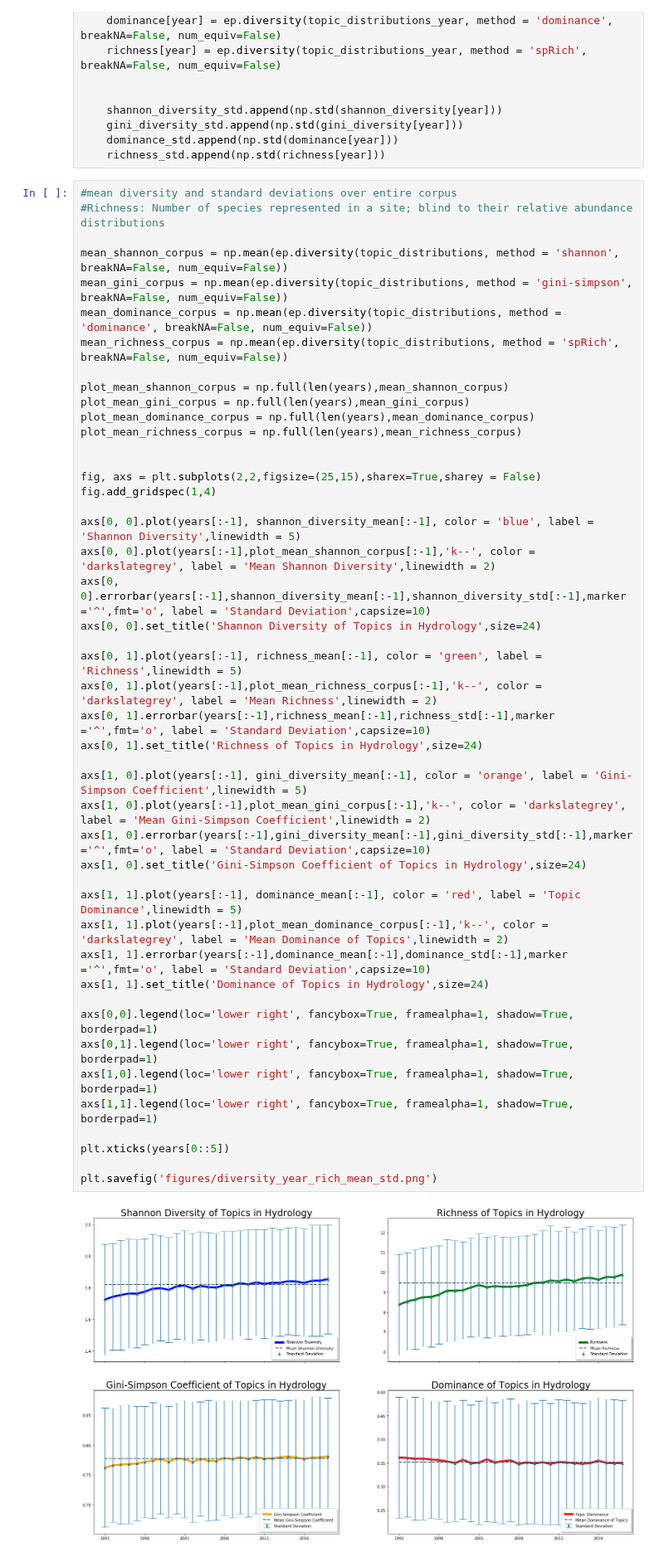
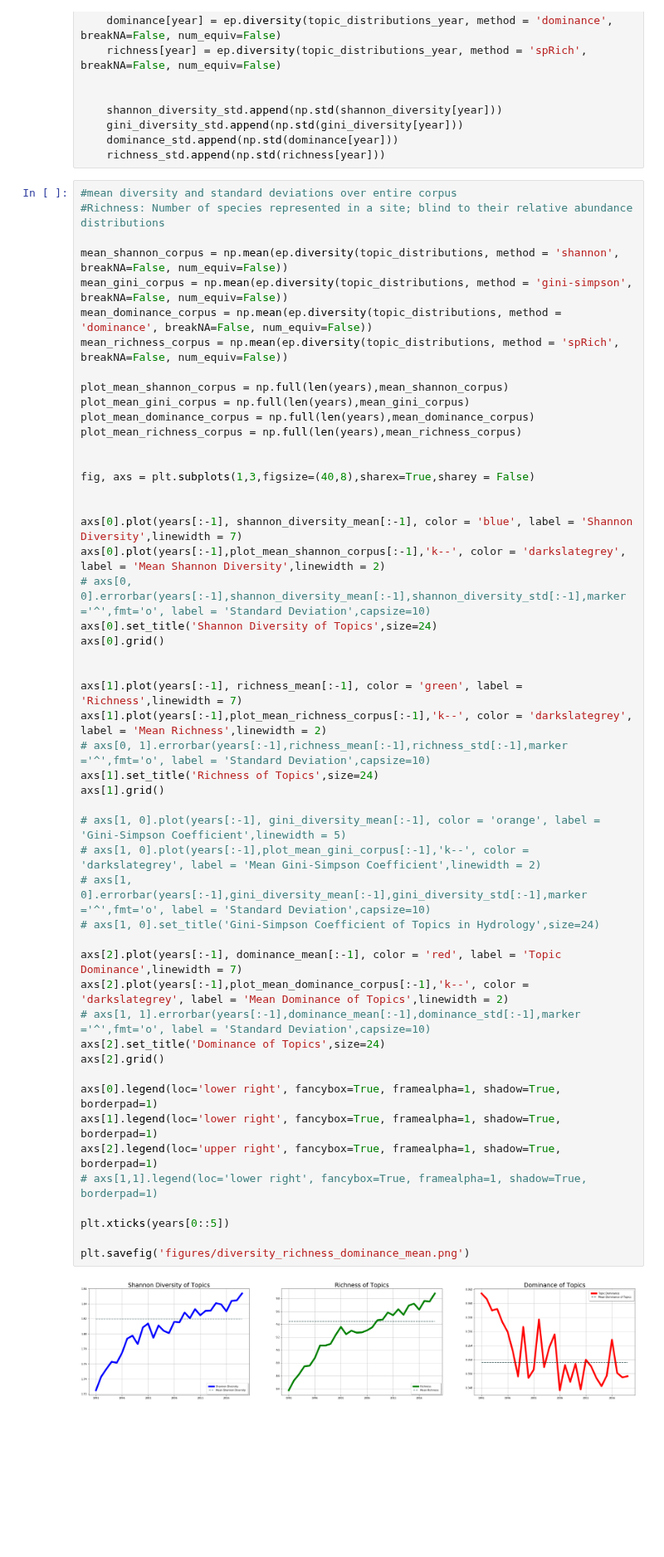
Before and after one commit to mashrekur/topic_modeling_hydrology, a Jupyter notebook: diversity_analysis.ipynb, the cells around one changed output. Shown at 83% size. Saved outputs shown, nothing was run; the diff lists cells and outputs as text; blank space fills up the shorter version.

```diff
--- a/diversity_analysis.ipynb
+++ b/diversity_analysis.ipynb
@@ -337,48 +343,52 @@ for y, year in enumerate(years):
 # %%
 #mean diversity and standard deviations over entire corpus
 #Richness: Number of species represented in a site; blind to their relative abundance distributions
 
 mean_shannon_corpus = np.mean(ep.diversity(topic_distributions, method = 'shannon', breakNA=False, num_equiv=False))
 mean_gini_corpus = np.mean(ep.diversity(topic_distributions, method = 'gini-simpson', breakNA=False, num_equiv=False))
 mean_dominance_corpus = np.mean(ep.diversity(topic_distributions, method = 'dominance', breakNA=False, num_equiv=False))
 mean_richness_corpus = np.mean(ep.diversity(topic_distributions, method = 'spRich', breakNA=False, num_equiv=False))
 
 plot_mean_shannon_corpus = np.full(len(years),mean_shannon_corpus)
 plot_mean_gini_corpus = np.full(len(years),mean_gini_corpus)
 plot_mean_dominance_corpus = np.full(len(years),mean_dominance_corpus)
 plot_mean_richness_corpus = np.full(len(years),mean_richness_corpus)
 
 
-fig, axs = plt.subplots(2,2,figsize=(25,15),sharex=True,sharey = False)
-fig.add_gridspec(1,4)
+fig, axs = plt.subplots(1,3,figsize=(40,8),sharex=True,sharey = False)
 
-axs[0, 0].plot(years[:-1], shannon_diversity_mean[:-1], color = 'blue', label = 'Shannon Diversity',linewidth = 5)
-axs[0, 0].plot(years[:-1],plot_mean_shannon_corpus[:-1],'k--', color = 'darkslategrey', label = 'Mean Shannon Diversity',linewidth = 2)
-axs[0, 0].errorbar(years[:-1],shannon_diversity_mean[:-1],shannon_diversity_std[:-1],marker ='^',fmt='o', label = 'Standard Deviation',capsize=10)
-axs[0, 0].set_title('Shannon Diversity of Topics in Hydrology',size=24)
 
-axs[0, 1].plot(years[:-1], richness_mean[:-1], color = 'green', label = 'Richness',linewidth = 5)
-axs[0, 1].plot(years[:-1],plot_mean_richness_corpus[:-1],'k--', color = 'darkslategrey', label = 'Mean Richness',linewidth = 2)
-axs[0, 1].errorbar(years[:-1],richness_mean[:-1],richness_std[:-1],marker ='^',fmt='o', label = 'Standard Deviation',capsize=10)
-axs[0, 1].set_title('Richness of Topics in Hydrology',size=24)
+axs[0].plot(years[:-1], shannon_diversity_mean[:-1], color = 'blue', label = 'Shannon Diversity',linewidth = 7)
+axs[0].plot(years[:-1],plot_mean_shannon_corpus[:-1],'k--', color = 'darkslategrey', label = 'Mean Shannon Diversity',linewidth = 2)
+# axs[0, 0].errorbar(years[:-1],shannon_diversity_mean[:-1],shannon_diversity_std[:-1],marker ='^',fmt='o', label = 'Standard Deviation',capsize=10)
+axs[0].set_title('Shannon Diversity of Topics',size=24)
+axs[0].grid()
 
-axs[1, 0].plot(years[:-1], gini_diversity_mean[:-1], color = 'orange', label = 'Gini-Simpson Coefficient',linewidth = 5)
-axs[1, 0].plot(years[:-1],plot_mean_gini_corpus[:-1],'k--', color = 'darkslategrey', label = 'Mean Gini-Simpson Coefficient',linewidth = 2)
-axs[1, 0].errorbar(years[:-1],gini_diversity_mean[:-1],gini_diversity_std[:-1],marker ='^',fmt='o', label = 'Standard Deviation',capsize=10)
-axs[1, 0].set_title('Gini-Simpson Coefficient of Topics in Hydrology',size=24)
 
-axs[1, 1].plot(years[:-1], dominance_mean[:-1], color = 'red', label = 'Topic Dominance',linewidth = 5)
-axs[1, 1].plot(years[:-1],plot_mean_dominance_corpus[:-1],'k--', color = 'darkslategrey', label = 'Mean Dominance of Topics',linewidth = 2)
-axs[1, 1].errorbar(years[:-1],dominance_mean[:-1],dominance_std[:-1],marker ='^',fmt='o', label = 'Standard Deviation',capsize=10)
-axs[1, 1].set_title('Dominance of Topics in Hydrology',size=24)
+axs[1].plot(years[:-1], richness_mean[:-1], color = 'green', label = 'Richness',linewidth = 7)
+axs[1].plot(years[:-1],plot_mean_richness_corpus[:-1],'k--', color = 'darkslategrey', label = 'Mean Richness',linewidth = 2)
+# axs[0, 1].errorbar(years[:-1],richness_mean[:-1],richness_std[:-1],marker ='^',fmt='o', label = 'Standard Deviation',capsize=10)
+axs[1].set_title('Richness of Topics',size=24)
+axs[1].grid()
 
-axs[0,0].legend(loc='lower right', fancybox=True, framealpha=1, shadow=True, borderpad=1)
-axs[0,1].legend(loc='lower right', fancybox=True, framealpha=1, shadow=True, borderpad=1)
-axs[1,0].legend(loc='lower right', fancybox=True, framealpha=1, shadow=True, borderpad=1)
-axs[1,1].legend(loc='lower right', fancybox=True, framealpha=1, shadow=True, borderpad=1)
+# axs[1, 0].plot(years[:-1], gini_diversity_mean[:-1], color = 'orange', label = 'Gini-Simpson Coefficient',linewidth = 5)
+# axs[1, 0].plot(years[:-1],plot_mean_gini_corpus[:-1],'k--', color = 'darkslategrey', label = 'Mean Gini-Simpson Coefficient',linewidth = 2)
+# axs[1, 0].errorbar(years[:-1],gini_diversity_mean[:-1],gini_diversity_std[:-1],marker ='^',fmt='o', label = 'Standard Deviation',capsize=10)
+# axs[1, 0].set_title('Gini-Simpson Coefficient of Topics in Hydrology',size=24)
+
+axs[2].plot(years[:-1], dominance_mean[:-1], color = 'red', label = 'Topic Dominance',linewidth = 7)
+axs[2].plot(years[:-1],plot_mean_dominance_corpus[:-1],'k--', color = 'darkslategrey', label = 'Mean Dominance of Topics',linewidth = 2)
+# axs[1, 1].errorbar(years[:-1],dominance_mean[:-1],dominance_std[:-1],marker ='^',fmt='o', label = 'Standard Deviation',capsize=10)
+axs[2].set_title('Dominance of Topics',size=24)
+axs[2].grid()
+
+axs[0].legend(loc='lower right', fancybox=True, framealpha=1, shadow=True, borderpad=1)
+axs[1].legend(loc='lower right', fancybox=True, framealpha=1, shadow=True, borderpad=1)
+axs[2].legend(loc='upper right', fancybox=True, framealpha=1, shadow=True, borderpad=1)
+# axs[1,1].legend(loc='lower right', fancybox=True, framealpha=1, shadow=True, borderpad=1)
 
 plt.xticks(years[0::5])
 
-plt.savefig('figures/diversity_year_rich_mean_std.png')
+plt.savefig('figures/diversity_richness_dominance_mean.png')
 # %% [output]
-[figure, old version]
+[figure, new version]
```
Also changed, not shown: parts of 5 cells of this notebook, 33 other files.
